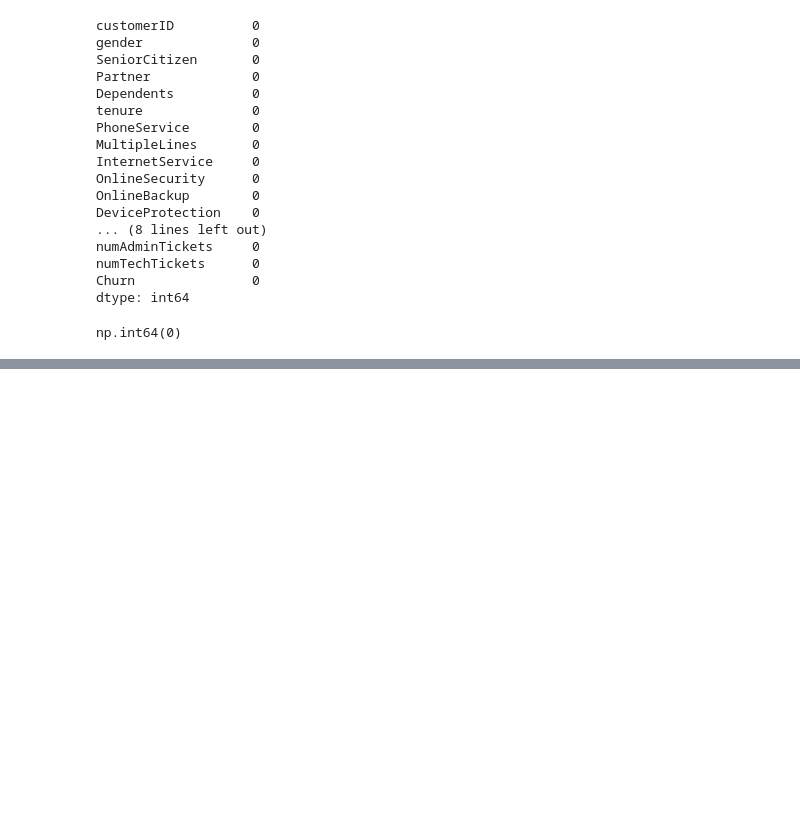
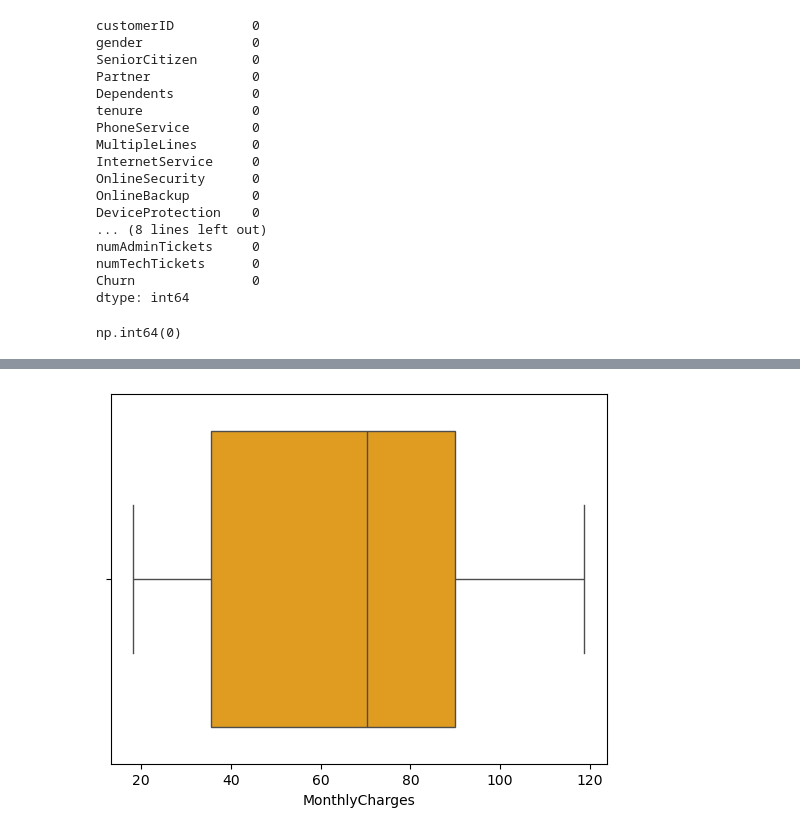
Before and after one commit to cathym20/Telco-Customer-Churn-IBM-, a Jupyter notebook: churn.ipynb, the cells around one changed output, grey strips where cells are left out. Cells and saved outputs as stored; diff of their text form; code cells hidden in the pictures; blank space fills up the shorter version.

```diff
--- a/churn.ipynb
+++ b/churn.ipynb
@@ -81,0 +95,5 @@ num_cols = df.select_dtypes(include=['int64','float64'])
+# %%
+sns.boxplot(x=num_cols['MonthlyCharges'],color='orange')
+plt.show()
+# %% [output]
+[figure, added]
```
Also changed, not shown: parts of 2 cells of this notebook.
